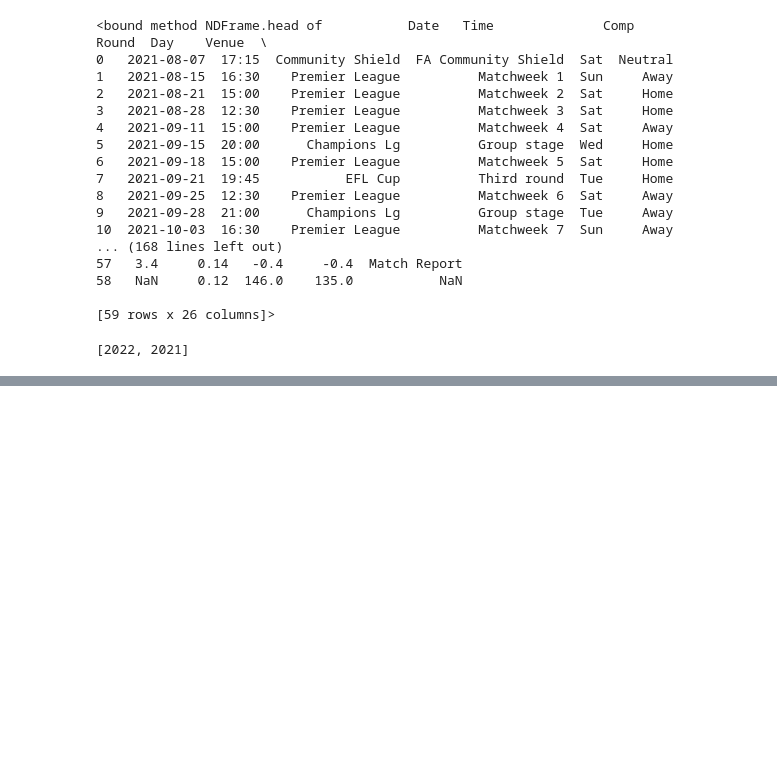
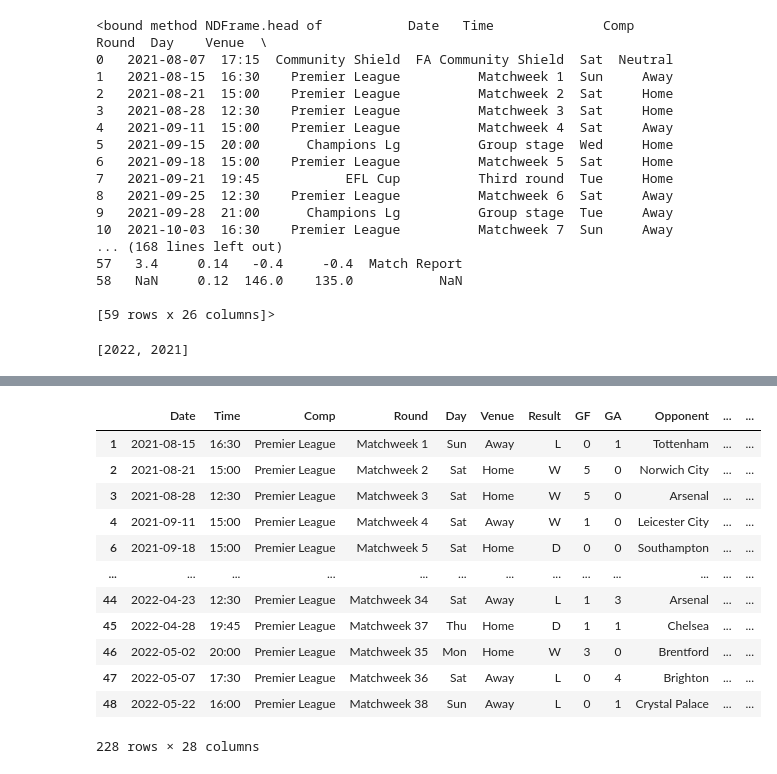
Before and after one commit to JasonByun5/Premier-League-Predictor, a Jupyter notebook: PremWebScraper.ipynb, the cells around one changed output, grey strips where cells are left out. Cells and saved outputs as stored; diff of their text form; code cells hidden in the pictures; blank space fills up the shorter version.

```diff
--- a/PremWebScraper.ipynb
+++ b/PremWebScraper.ipynb
@@ -153,6 +153,7 @@ import time
 for year in years:
     data = scraper.get(standings_url, timeout = 20)
     soup = BeautifulSoup(data.text)
+    print(data.text[:1000])
     standings_table = soup.select('table.stats_table')[0]
 
     links = [l.get("href") for l in standings_table.find_all('a')]
@@ -165,6 +166,8 @@ for year in years:
     for team_url in team_urls:
         team_name = team_url.split("/")[-1].replace("-Stats", "").replace("-", " ")
 
+        print(team_name)
+
         data = scraper.get(team_url, timeout = 20)
         matches = pd.read_html(data.text, match="Scores & Fixtures")[0]
 
@@ -173,6 +176,7 @@ for year in years:
         links = [l for l in links if l and 'all_comps/shooting/' in l]
 
         data = scraper.get(f"https://fbref.com{links[0]}", timeout=20)
+
         shooting = pd.read_html(data.text, match="Shooting")[0]
         shooting.columns = shooting.columns.droplevel()
 
@@ -185,5 +189,5 @@ for year in years:
         team_data["Season"] = year
         team_data["Team"] = team_name
         all_matches.append(team_data)
-        time.sleep(1)
+        time.sleep(15)
 # %% [output]
@@ -191,2 +208,18 @@ ValueError: No tables found
 # %%
 match_df = pd.concat(all_matches)
+# %%
+match_df
+# %% [output]
+|  | Date | Time | Comp | Round | Day | Venue | Result | GF | GA | Opponent | ... | ... |
+| 1 | 2021-08-15 | 16:30 | Premier League | Matchweek 1 | Sun | Away | L | 0 | 1 | Tottenham | ... | ... |
+| 2 | 2021-08-21 | 15:00 | Premier League | Matchweek 2 | Sat | Home | W | 5 | 0 | Norwich City | ... | ... |
+| 3 | 2021-08-28 | 12:30 | Premier League | Matchweek 3 | Sat | Home | W | 5 | 0 | Arsenal | ... | ... |
+| 4 | 2021-09-11 | 15:00 | Premier League | Matchweek 4 | Sat | Away | W | 1 | 0 | Leicester City | ... | ... |
+| 6 | 2021-09-18 | 15:00 | Premier League | Matchweek 5 | Sat | Home | D | 0 | 0 | Southampton | ... | ... |
+| ... | ... | ... | ... | ... | ... | ... | ... | ... | ... | ... | ... | ... |
+| 44 | 2022-04-23 | 12:30 | Premier League | Matchweek 34 | Sat | Away | L | 1 | 3 | Arsenal | ... | ... |
+| 45 | 2022-04-28 | 19:45 | Premier League | Matchweek 37 | Thu | Home | D | 1 | 1 | Chelsea | ... | ... |
+| 46 | 2022-05-02 | 20:00 | Premier League | Matchweek 35 | Mon | Home | W | 3 | 0 | Brentford | ... | ... |
+| 47 | 2022-05-07 | 17:30 | Premier League | Matchweek 36 | Sat | Away | L | 0 | 4 | Brighton | ... | ... |
+| 48 | 2022-05-22 | 16:00 | Premier League | Matchweek 38 | Sun | Away | L | 0 | 1 | Crystal Palace | ... | ... |
+228 rows × 28 columns
```
Also changed, not shown: parts of 1 cell of this notebook.
